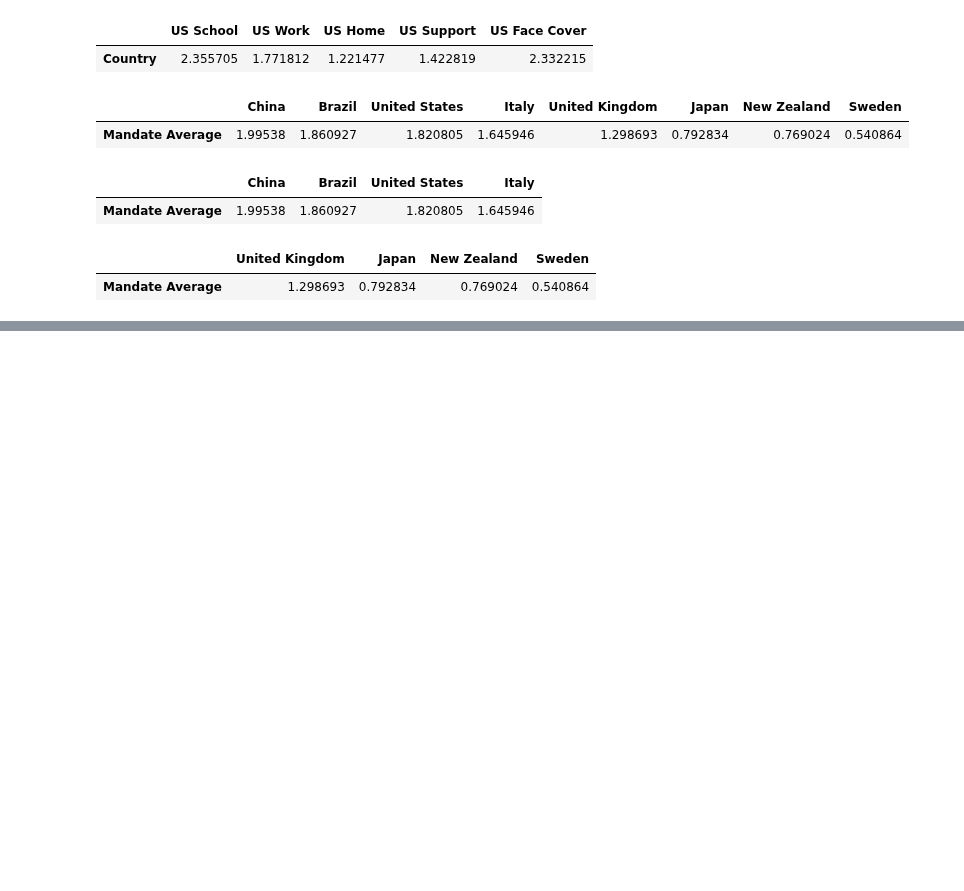
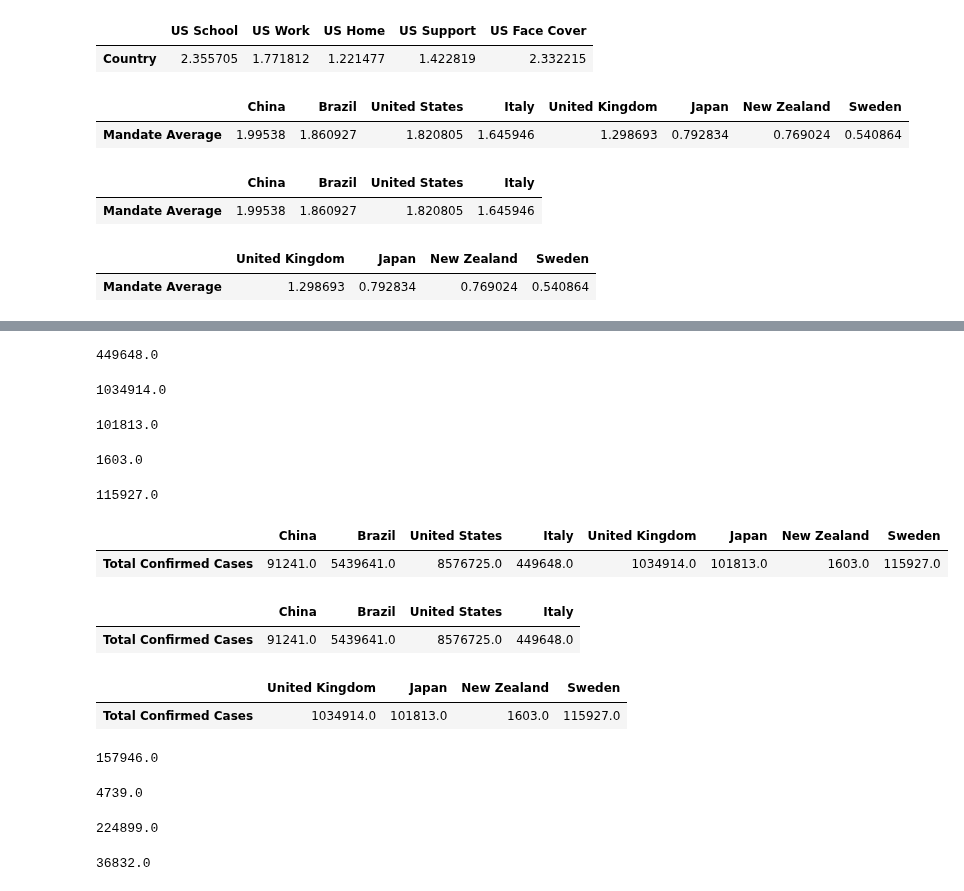
Before and after one commit to rejane-b/Project_1, a Jupyter notebook: Rankings.ipynb, the cells around one changed output, grey strips where cells are left out. Saved outputs shown, nothing was run; the diff lists cells and outputs as text; code cells hidden in the pictures; blank space fills up the shorter version.

Commit message:
added confirmed cases and deaths
added confirmed cases and deaths dfs

```diff
--- a/Rankings.ipynb
+++ b/Rankings.ipynb
@@ -292,0 +311,77 @@ lax_df
+# %%
+italy= data.loc[data['CountryName']=='Italy']
+italy_max = italy['ConfirmedCases'].max()
+italy_max
+# %% [output]
+449648.0
+# %%
+uk= data.loc[data['CountryName']=='United Kingdom']
+uk_max = uk['ConfirmedCases'].max()
+uk_max
+# %% [output]
+1034914.0
+# %%
+japan= data.loc[data['CountryName']=='Japan']
+japan_max = japan['ConfirmedCases'].max()
+japan_max
+# %% [output]
+101813.0
+# %%
+nz= data.loc[data['CountryName']=='New Zealand']
+nz_max = nz['ConfirmedCases'].max()
+nz_max
+# %% [output]
+1603.0
+# %%
+meatball= data.loc[data['CountryName']=='Sweden']
+meatball_max = meatball['ConfirmedCases'].max()
+meatball_max
+# %% [output]
+115927.0
+# %%
+totals = {'China':[china_max],'Brazil':[brazil_max],'United States':[us_max],'Italy':[italy_max],
+         'United Kingdom':[uk_max],'Japan':[japan_max],'New Zealand':[nz_max],'Sweden':[meatball_max]}
+
+
+totals_df = pd.DataFrame(index=['Total Confirmed Cases'],data = totals)
+
+totals_df
+# %% [output]
+|  | China | Brazil | United States | Italy | United Kingdom | Japan | New Zealand | Sweden |
+| Total Confirmed Cases | 91241.0 | 5439641.0 | 8576725.0 | 449648.0 | 1034914.0 | 101813.0 | 1603.0 | 115927.0 |
+# %%
+strict_max = totals_df[['China','Brazil','United States','Italy']]
+strict_max
+# %% [output]
+|  | China | Brazil | United States | Italy |
+| Total Confirmed Cases | 91241.0 | 5439641.0 | 8576725.0 | 449648.0 |
+# %%
+lax_max = totals_df[['United Kingdom','Japan','New Zealand','Sweden']]
+lax_max
+# %% [output]
+|  | United Kingdom | Japan | New Zealand | Sweden |
+| Total Confirmed Cases | 1034914.0 | 101813.0 | 1603.0 | 115927.0 |
+# %%
+brazil= data.loc[data['CountryName']=='Brazil']
+brazil_d = brazil['ConfirmedDeaths'].max()
+brazil_d
+# %% [output]
+157946.0
+# %%
+china= data.loc[data['CountryName']=='China']
+china_d = china['ConfirmedDeaths'].max()
+china_d
+# %% [output]
+4739.0
+# %%
+us= data.loc[data['CountryName']=='United States']
+us_d = us['ConfirmedDeaths'].max()
+us_d
+# %% [output]
+224899.0
+# %%
+italy= data.loc[data['CountryName']=='Italy']
+italy_d = italy['ConfirmedDeaths'].max()
+italy_d
+# %% [output]
+36832.0
```
Also changed, not shown: parts of 11 cells of this notebook.
